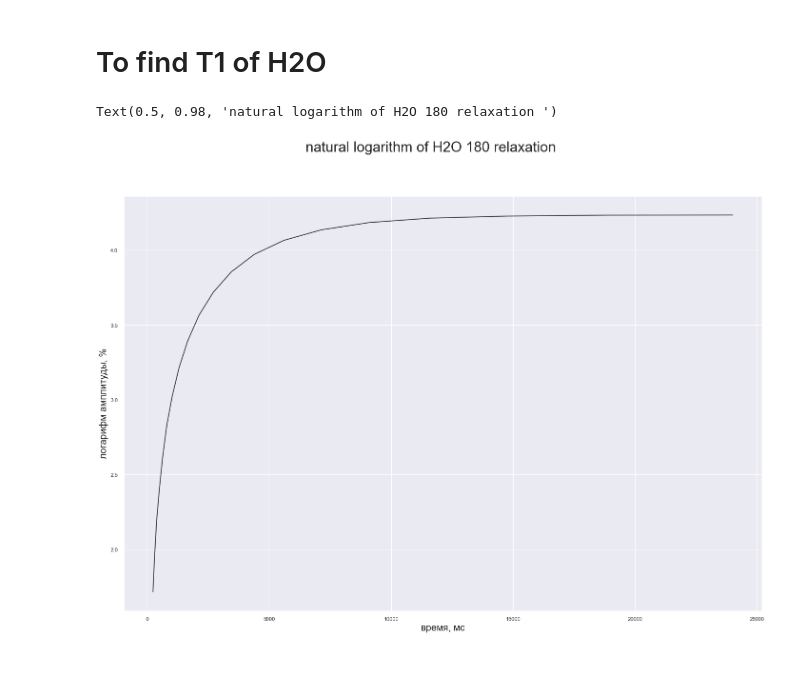
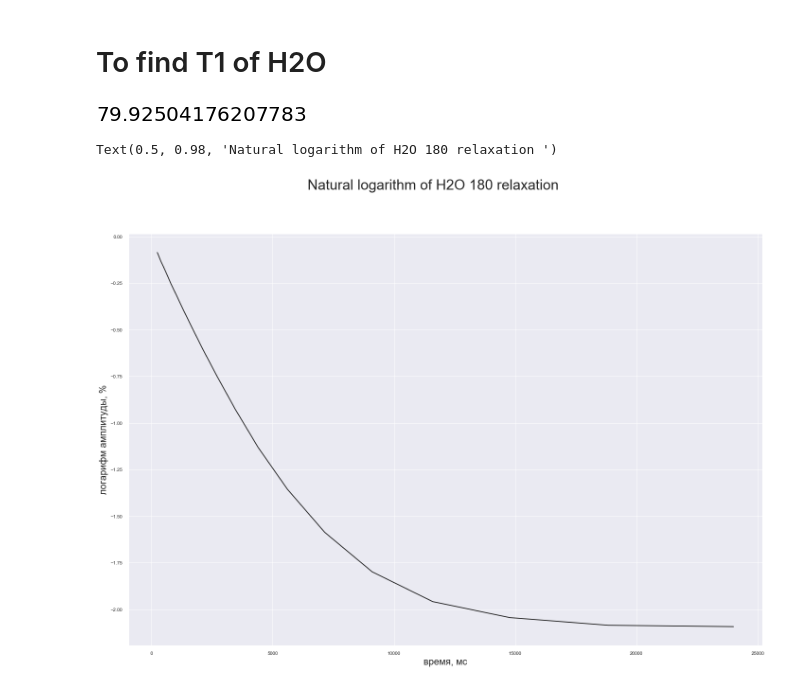
Before and after one commit to verwindle/PMR, a Jupyter notebook: NMR.ipynb, the cells around one changed output. Saved outputs shown, nothing was run; the diff lists cells and outputs as text; code cells hidden in the pictures.

```diff
--- a/NMR.ipynb
+++ b/NMR.ipynb
@@ -350,12 +375,17 @@ display(Eq(t2, 2384))
 # 3 task
 # %% [markdown]
 # To find T1 of H2O
+# %%
+m0 = float(exp(2.256356 + 5256.58998/2474))
+m0  # no way without it
+# %% [output]
+[figure, added]
 # %%
-ln_t1_h2o = log((t1_h2o['field'] - 1))
+ln_t1_h2o = log(1 - (t1_h2o['field'])/m0)
 plot(ln_t1_h2o, '-k')
 xlabel('время, мс', fontsize=20)
 ylabel('логарифм амплитуды, %', fontsize=20)
-suptitle('natural logarithm of H2O 180 relaxation ', fontsize=30)
+suptitle('Natural logarithm of H2O 180 relaxation ', fontsize=30)
 # %% [output]
-Text(0.5, 0.98, 'natural logarithm of H2O 180 relaxation ')
+Text(0.5, 0.98, 'Natural logarithm of H2O 180 relaxation ')
-[figure, old version]
+[figure, new version]
```
Also changed, not shown: parts of 32 cells of this notebook.
